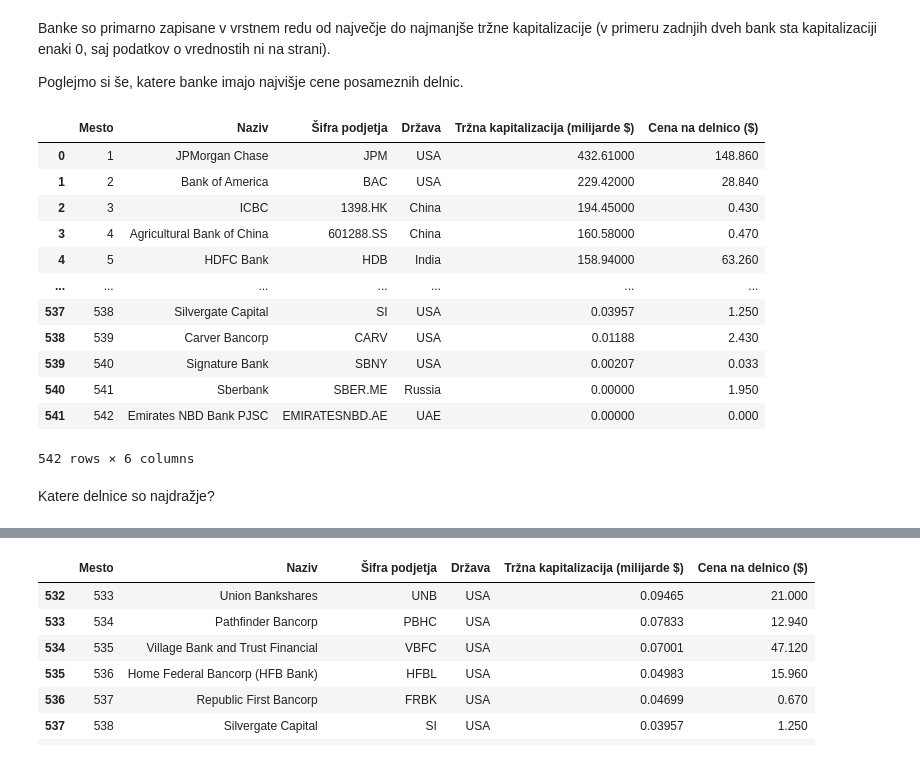
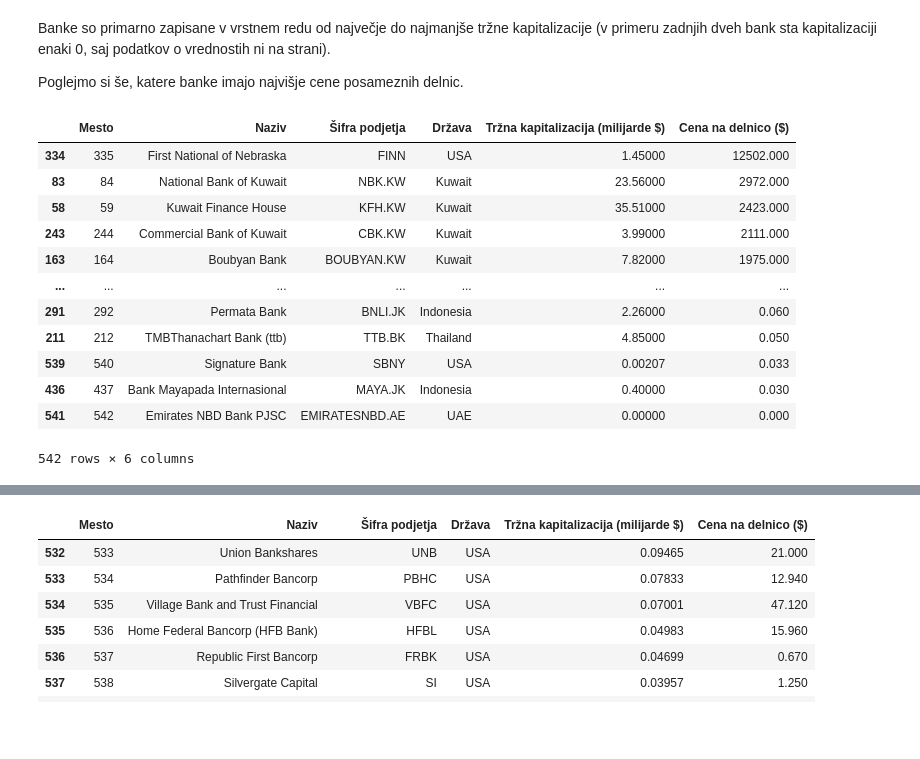
Before and after one commit to galorazem1/uvp-projektna-naloga-gal, a Jupyter notebook: analiza.ipynb, the cells around one changed output, grey strips where cells are left out. Drawn from its saved outputs; the diff is of its cells as text; code cells hidden in the pictures; blank space fills up the shorter version.

Commit message:
Popravek tabele dragih delnic.

```diff
--- a/analiza.ipynb
+++ b/analiza.ipynb
@@ -33,21 +33,19 @@ Banke so primarno zapisane v vrstnem redu od največje do najmanjše tržne kapi
 
 Poglejmo si še, katere banke imajo najvišje cene posameznih delnic.
 # %%
-banke.sort_values("Cena na delnico ($)", ascending=False)
-banke
+drage_banke = banke.sort_values("Cena na delnico ($)", ascending=False)
+drage_banke
 # %% [output]
 |  | Mesto | Naziv | Šifra podjetja | Država | Tržna kapitalizacija (milijarde $) | Cena na delnico ($) |
-| 0 | 1 | JPMorgan Chase | JPM | USA | 432.61000 | 148.860 |
-| 1 | 2 | Bank of America | BAC | USA | 229.42000 | 28.840 |
-| 2 | 3 | ICBC | 1398.HK | China | 194.45000 | 0.430 |
-| 3 | 4 | Agricultural Bank of China | 601288.SS | China | 160.58000 | 0.470 |
-| 4 | 5 | HDFC Bank | HDB | India | 158.94000 | 63.260 |
+| 334 | 335 | First National of Nebraska | FINN | USA | 1.45000 | 12502.000 |
+| 83 | 84 | National Bank of Kuwait | NBK.KW | Kuwait | 23.56000 | 2972.000 |
+| 58 | 59 | Kuwait Finance House | KFH.KW | Kuwait | 35.51000 | 2423.000 |
+| 243 | 244 | Commercial Bank of Kuwait | CBK.KW | Kuwait | 3.99000 | 2111.000 |
+| 163 | 164 | Boubyan Bank | BOUBYAN.KW | Kuwait | 7.82000 | 1975.000 |
 | ... | ... | ... | ... | ... | ... | ... |
-| 537 | 538 | Silvergate Capital | SI | USA | 0.03957 | 1.250 |
-| 538 | 539 | Carver Bancorp | CARV | USA | 0.01188 | 2.430 |
+| 291 | 292 | Permata Bank | BNLI.JK | Indonesia | 2.26000 | 0.060 |
+| 211 | 212 | TMBThanachart Bank (ttb) | TTB.BK | Thailand | 4.85000 | 0.050 |
 | 539 | 540 | Signature Bank | SBNY | USA | 0.00207 | 0.033 |
-| 540 | 541 | Sberbank | SBER.ME | Russia | 0.00000 | 1.950 |
+| 436 | 437 | Bank Mayapada Internasional | MAYA.JK | Indonesia | 0.40000 | 0.030 |
 | 541 | 542 | Emirates NBD Bank PJSC | EMIRATESNBD.AE | UAE | 0.00000 | 0.000 |
 542 rows × 6 columns
-# %% [markdown]
-Katere delnice so najdražje?
```
Also changed, not shown: parts of 2 cells of this notebook.
